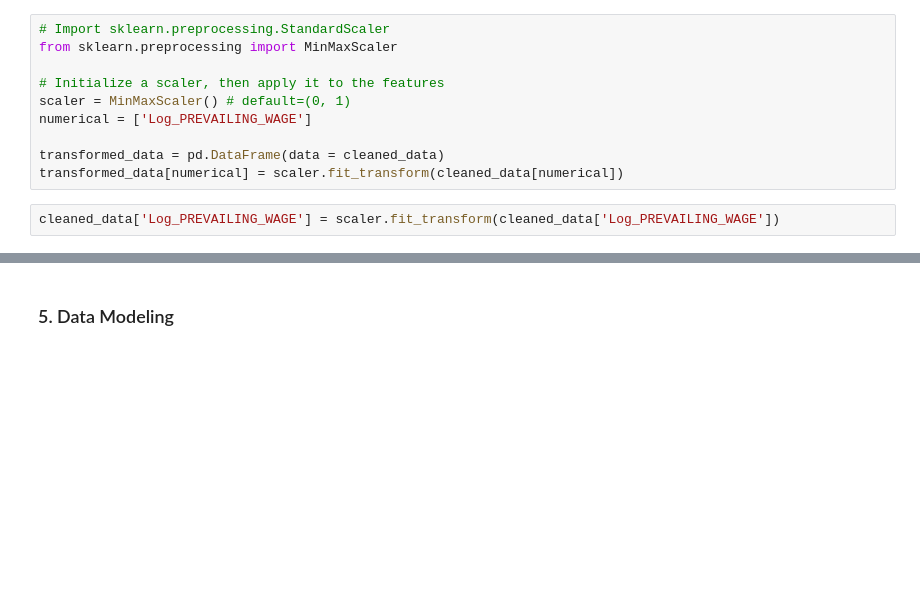
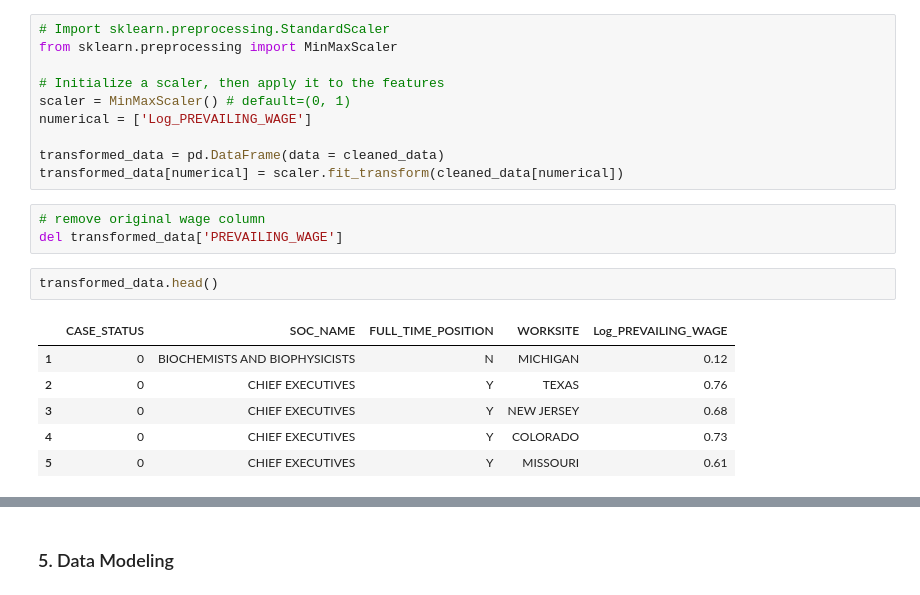
Before and after one commit to numanyilmaz/Capstone, a Jupyter notebook: Capstone.ipynb, the cells around one changed output, grey strips where cells are left out. Cells and saved outputs as stored; diff of their text form; blank space fills up the shorter version.

```diff
--- a/Capstone.ipynb
+++ b/Capstone.ipynb
@@ -232,5 +234,15 @@ numerical = ['Log_PREVAILING_WAGE']
 
 transformed_data = pd.DataFrame(data = cleaned_data)
 transformed_data[numerical] = scaler.fit_transform(cleaned_data[numerical])
-# %%
-cleaned_data['Log_PREVAILING_WAGE'] = scaler.fit_transform(cleaned_data['Log_PREVAILING_WAGE'])
+# %%
+# remove original wage column
+del transformed_data['PREVAILING_WAGE']
+# %%
+transformed_data.head()
+# %% [output]
+|  | CASE_STATUS | SOC_NAME | FULL_TIME_POSITION | WORKSITE | Log_PREVAILING_WAGE |
+| 1 | 0 | BIOCHEMISTS AND BIOPHYSICISTS | N | MICHIGAN | 0.12 |
+| 2 | 0 | CHIEF EXECUTIVES | Y | TEXAS | 0.76 |
+| 3 | 0 | CHIEF EXECUTIVES | Y | NEW JERSEY | 0.68 |
+| 4 | 0 | CHIEF EXECUTIVES | Y | COLORADO | 0.73 |
+| 5 | 0 | CHIEF EXECUTIVES | Y | MISSOURI | 0.61 |
```
Also changed, not shown: parts of 11 cells of this notebook.
